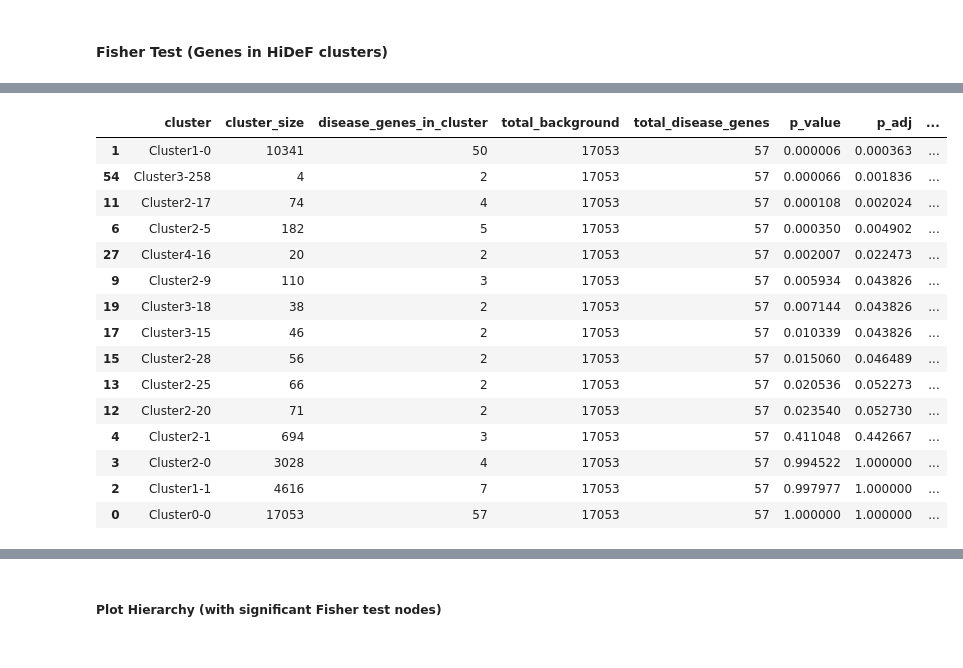
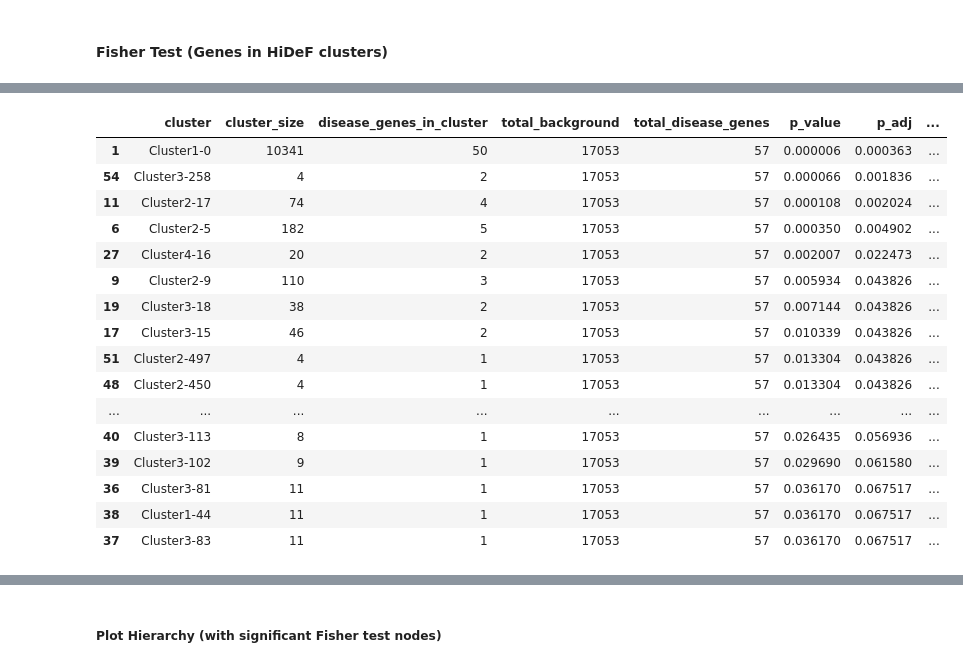
Before and after one commit to ikernunezca/HiDeF_transmed, a Jupyter notebook: hidef_medulloblastoma.ipynb, the cells around one changed output, grey strips where cells are left out. Saved outputs shown, nothing was run; the diff lists cells and outputs as text; code cells hidden in the pictures.

Commit message:
4_5_26
Added drug enrichment analysis

```diff
--- a/hidef_medulloblastoma.ipynb
+++ b/hidef_medulloblastoma.ipynb
@@ -0,0 +28,10 @@
+# %%
+# Extract all unique gene symbol targets across all diseases and drugs
+drug_target_genes = set()
+
+for umls_id, disease_data in final_results.items():
+    for drug_id, drug_data in disease_data["drug_targets"].items():
+        drug_target_genes.update(drug_data.get("target_gene_symbols", []))
+
+drug_target_genes = list(drug_target_genes)
+print(drug_target_genes)
@@ -41,7 +81,7 @@ len(input_genes)
 # %%
 
 # Import nodes file from HiDeF output (test_run_1_.nodes) into a dictionary with cluster id as key and list of genes as value
-nodes_df = pd.read_csv('output_examples/test_run_k10_.nodes', sep='\t', header=None)
+nodes_df = pd.read_csv(f'output_examples/test_run_k{k_persistency}_.nodes', sep='\t', header=None)
 
 # Column 0: cluster name, column 1: size, column 2: space-separated genes
 nodes_dict = {
@@ -74,4 +114,9 @@ clusters_with_input_genes = {
     if any(gene in input_genes for gene in genes)
 }
 
-clusters_with_input_genes.keys()
+clusters_with_drug_targets = {
+    cluster_id: genes
+    for cluster_id, genes in nodes_dict.items()
+    if any(gene in drug_target_genes for gene in genes)
+}
+comb_keys = set(clusters_with_input_genes.keys()) | set(clusters_with_drug_targets.keys())
@@ -106,42 +149,57 @@ from statsmodels.stats.multitest import multipletests
 all_genes = set(gene for genes in nodes_dict.values() for gene in genes)
 N = len(all_genes)  # total background genes
 
-# Disease genes present in the background
+# ── Fisher test for disease seed genes ──────────────────────────────────────
 disease_genes_in_background = set(input_genes) & all_genes
-K = len(disease_genes_in_background)  # total disease genes in background
+K_disease = len(disease_genes_in_background)
 
-results = []
+disease_results = []
 for cluster_id, genes in clusters_with_input_genes.items():
-    n = len(genes)  # cluster size
-    k = sum(1 for gene in genes if gene in disease_genes_in_background)  # disease genes in cluster
-
-    # Hypergeometric test: P(X >= k) = 1 - P(X <= k-1)
-    p_value = hypergeom.sf(k - 1, N, K, n)
-
-    results.append({
+    n = len(genes)
+    k = sum(1 for gene in genes if gene in disease_genes_in_background)
+    p_value = hypergeom.sf(k - 1, N, K_disease, n)
+    disease_results.append({
         'cluster': cluster_id,
         'cluster_size': n,
         'disease_genes_in_cluster': k,
         'total_background': N,
-        'total_disease_genes': K,
+        'total_disease_genes': K_disease,
         'p_value': p_value
     })
 
-results_df = pd.DataFrame(results).sort_values('p_value')
+results_df = pd.DataFrame(disease_results).sort_values('p_value')
+_, results_df['p_adj'], _, _ = multipletests(results_df['p_value'], method='fdr_bh')
+results_df['significant'] = results_df['p_adj'] < 0.05
+#results_df = results_df[results_df['disease_genes_in_cluster'] > 1]
 
-# Multiple testing correction (Benjamini-Hochberg FDR)
-_, results_df['p_adj'], _, _ = multipletests(results_df['p_value'], method='fdr_bh')
+print(f"[Disease genes] Background: {N} genes, {K_disease} disease genes")
+print(f"Total clusters tested: {len(results_df)}")
+display(results_df.head(30))
 
-# Mark significant clusters
-results_df['significant'] = results_df['p_adj'] < 0.05
+# ── Fisher test for drug target genes ───────────────────────────────────────
+drug_genes_in_background = set(drug_target_genes) & all_genes
+K_drug = len(drug_genes_in_background)
 
-print(f"Background: {N} genes, {K} disease genes")
-print(f"\nTotal clusters tested: {len(results_df)}")
-print(f"Significant clusters (FDR < 0.05): {results_df['significant'].sum()}")
-print()
+drug_results = []
+for cluster_id, genes in clusters_with_drug_targets.items():
+    n = len(genes)
+    k = sum(1 for gene in genes if gene in drug_genes_in_background)
+    p_value = hypergeom.sf(k - 1, N, K_drug, n)
+    drug_results.append({
+        'cluster': cluster_id,
+        'cluster_size': n,
+        'drug_target_genes_in_cluster': k,
+        'total_background': N,
+        'total_drug_target_genes': K_drug,
+        'p_value': p_value
+    })
 
-# Filter significant entries with only 1 disease gene
-results_df = results_df[results_df['disease_genes_in_cluster'] > 1]
+drug_results_df = pd.DataFrame(drug_results).sort_values('p_value')
+_, drug_results_df['p_adj'], _, _ = multipletests(drug_results_df['p_value'], method='fdr_bh')
+drug_results_df['significant'] = drug_results_df['p_adj'] < 0.05
+#drug_results_df = drug_results_df[drug_results_df['drug_target_genes_in_cluster'] > 1]
 
-results_df.head(20)
+print(f"\n[Drug target genes] Background: {N} genes, {K_drug} drug target genes")
+print(f"Total clusters tested: {len(drug_results_df)}")
+display(drug_results_df.head(30))
 # %% [output]
@@ -152,16 +208,17 @@ Significant clusters (FDR < 0.05): 20
 |  | cluster | cluster_size | disease_genes_in_cluster | total_background | total_disease_genes | p_value | p_adj | ... |
 | 1 | Cluster1-0 | 10341 | 50 | 17053 | 57 | 0.000006 | 0.000363 | ... |
 | 54 | Cluster3-258 | 4 | 2 | 17053 | 57 | 0.000066 | 0.001836 | ... |
 | 11 | Cluster2-17 | 74 | 4 | 17053 | 57 | 0.000108 | 0.002024 | ... |
 | 6 | Cluster2-5 | 182 | 5 | 17053 | 57 | 0.000350 | 0.004902 | ... |
 | 27 | Cluster4-16 | 20 | 2 | 17053 | 57 | 0.002007 | 0.022473 | ... |
 | 9 | Cluster2-9 | 110 | 3 | 17053 | 57 | 0.005934 | 0.043826 | ... |
 | 19 | Cluster3-18 | 38 | 2 | 17053 | 57 | 0.007144 | 0.043826 | ... |
 | 17 | Cluster3-15 | 46 | 2 | 17053 | 57 | 0.010339 | 0.043826 | ... |
-| 15 | Cluster2-28 | 56 | 2 | 17053 | 57 | 0.015060 | 0.046489 | ... |
-| 13 | Cluster2-25 | 66 | 2 | 17053 | 57 | 0.020536 | 0.052273 | ... |
-| 12 | Cluster2-20 | 71 | 2 | 17053 | 57 | 0.023540 | 0.052730 | ... |
-| 4 | Cluster2-1 | 694 | 3 | 17053 | 57 | 0.411048 | 0.442667 | ... |
-| 3 | Cluster2-0 | 3028 | 4 | 17053 | 57 | 0.994522 | 1.000000 | ... |
-| 2 | Cluster1-1 | 4616 | 7 | 17053 | 57 | 0.997977 | 1.000000 | ... |
-| 0 | Cluster0-0 | 17053 | 57 | 17053 | 57 | 1.000000 | 1.000000 | ... |
+| 51 | Cluster2-497 | 4 | 1 | 17053 | 57 | 0.013304 | 0.043826 | ... |
+| 48 | Cluster2-450 | 4 | 1 | 17053 | 57 | 0.013304 | 0.043826 | ... |
+| ... | ... | ... | ... | ... | ... | ... | ... | ... |
+| 40 | Cluster3-113 | 8 | 1 | 17053 | 57 | 0.026435 | 0.056936 | ... |
+| 39 | Cluster3-102 | 9 | 1 | 17053 | 57 | 0.029690 | 0.061580 | ... |
+| 36 | Cluster3-81 | 11 | 1 | 17053 | 57 | 0.036170 | 0.067517 | ... |
+| 38 | Cluster1-44 | 11 | 1 | 17053 | 57 | 0.036170 | 0.067517 | ... |
+| 37 | Cluster3-83 | 11 | 1 | 17053 | 57 | 0.036170 | 0.067517 | ... |
```
Also changed, not shown: parts of 18 cells of this notebook, 10 other files.
